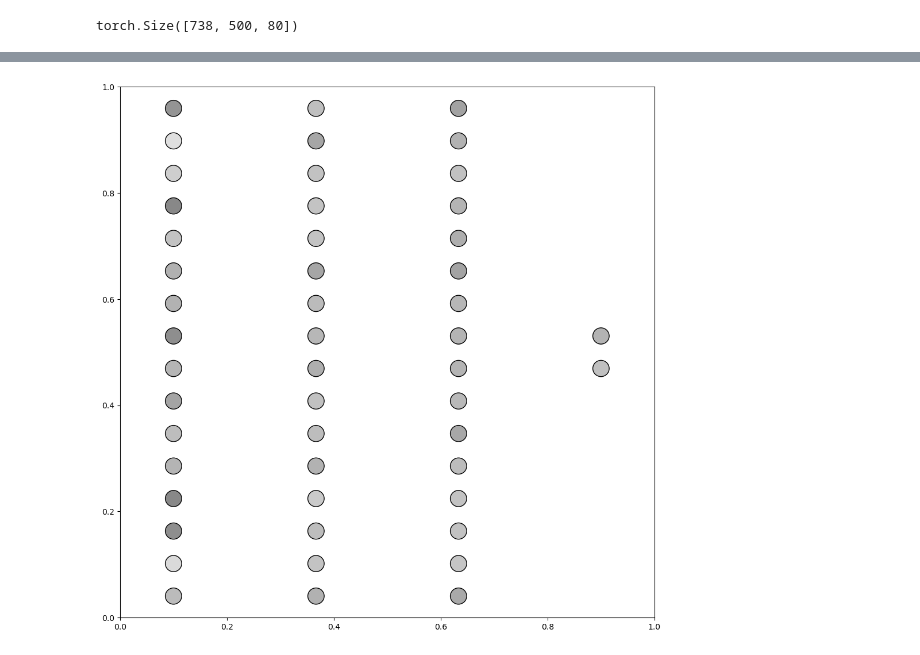
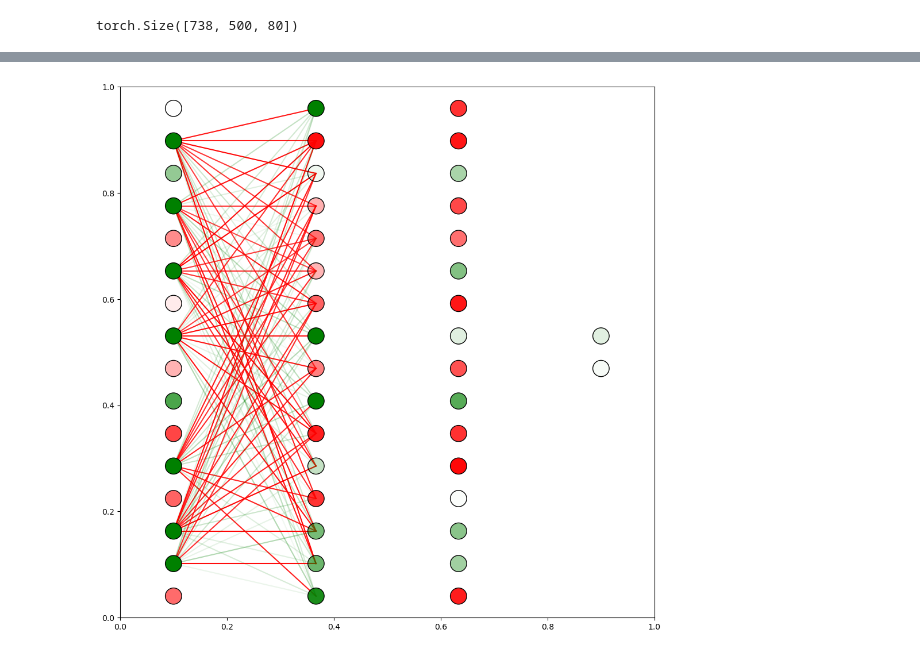
Before and after one commit to MighettoWasTaken/exploring_snn_architecture, a Jupyter notebook: animations.ipynb, the cells around one changed output, grey strips where cells are left out. Saved outputs shown, nothing was run; the diff lists cells and outputs as text; code cells hidden in the pictures.

Commit message:
more animation tinkering

```diff
--- a/animations.ipynb
+++ b/animations.ipynb
@@ -265,5 +279,5 @@ class Net_small(nn.Module):
 # %%
-def count_spike(spikes):
+def get_spike_count(spikes):
     output = []
     unpacked = []
     for item in spikes:
@@ -412,6 +426,7 @@ def eval_loop(data_eval, model):
     spike_counts = []
     spike_hist = []
     mem_hist = []
+    cur_hist = []
     net.eval()
     for item, targets in iter(data_eval):
         targets = targets[0:batch_size, 1:2]
@@ -419,8 +434,8 @@ def eval_loop(data_eval, model):
         targets = targets.type(torch.long)
 
         #Get predictions
-        spk_rec, mem_rec, full_mem_rec = model(item)
-        spike_counts = spike_counts + get_spike_count(spk_rec)
+        spk_rec, mem_rec, full_mem_rec, cur = model(item)
+        spike_counts = spike_counts + get_spike_count(spk_rec).tolist()
 
         #Convert to binary
         pred = torch.argmax(mem_rec.detach(), dim=1)
@@ -433,13 +448,14 @@ def eval_loop(data_eval, model):
         preds.extend(pred.tolist())
         spike_hist.append([item.clone().view(num_steps, item.size()[0], num_inputs)] + spk_rec)
         mem_hist.append(full_mem_rec)
+        cur_hist.append(cur)
 
     net.train()
-    return(spike_counts, preds, f1_score, accuracy, spike_hist, mem_hist)
+    return(spike_counts, preds, f1_score, accuracy, spike_hist, mem_hist, cur_hist)
 # %%
 eval_set = build_dataloader("Datasets/rat_pd_sim_data/VariedData")
 # %% [output]
 torch.Size([738, 500, 80])
 # %%
-spike_count, model_predictions, f1_score, accuracy, spike_history, mem_hist = eval_loop(eval_set, net)
+spike_count, model_predictions, f1_score, accuracy, spike_history, mem_hist, cur_hist = eval_loop(eval_set, net)
 # %%
@@ -485,8 +505,9 @@ torch.Size([500, 32, 2])
 # graph nn
 from matplotlib import animation
 import matplotlib
+import math
 #matplotlib.use('TkAgg')
-def draw_neural_net(ax, left, right, bottom, top, layer_sizes, spike_history, mem_hist):
+def draw_neural_net(ax, left, right, bottom, top, layer_sizes, spike_history, mem_hist, line_weights):
     '''
     Draw a neural network cartoon using matplotilb.
 
@@ -518,52 +539,79 @@ def draw_neural_net(ax, left, right, bottom, top, layer_sizes, spike_history, me
     for n, layer_size in enumerate(layer_sizes):
         layer_top = v_spacing*(layer_size - 1)/2. + (top + bottom)/2.
         for m in range(layer_size):
+            c_descriptor = mem_hist[n][m].item()
+            if c_descriptor < 0:
+                color_str = ('red', 1 + c_descriptor)
+            elif c_descriptor == 0:
+                color_str = None
+            else:
+                color_str = ('green', c_descriptor)
             circle = plt.Circle((n*h_spacing + left, layer_top - m*v_spacing), v_spacing/4.,
-                                color=str(mem_hist[n][m].item()), ec='k', zorder=4)
+                                color=color_str, ec='k', zorder=4)
             ax.add_artist(circle)
 
     # Edges
     for n, (layer_size_a, layer_size_b) in enumerate(zip(layer_sizes[:-1], layer_sizes[1:])):
         layer_top_a = v_spacing*(layer_size_a - 1)/2. + (top + bottom)/2.
         layer_top_b = v_spacing*(layer_size_b - 1)/2. + (top + bottom)/2.
         for m in range(layer_size_a):
             if(spike_history[n][m] == 1):
                 for o in range(layer_size_b):
+                    c_descriptor = line_weights[n+1][o][m].item()
+                    if c_descriptor < 0:
+                        color_str = ('red', 1 + c_descriptor)
+                    elif c_descriptor == 0:
+                        color_str = None
+                    else:
+                        color_str = ('green', c_descriptor)
                     line = plt.Line2D([n*h_spacing + left, (n + 1)*h_spacing + left],
-                                    [layer_top_a - m*v_spacing, layer_top_b - o*v_spacing], c='k')
+                                    [layer_top_a - m*v_spacing, layer_top_b - o*v_spacing], c=color_str)
                     ax.add_artist(line)
 
 
 
 fig, ax = plt.subplots(figsize=(12, 12))
 #plt.title("snn animation")
-def draw_frame(ax, spike_history, mem_hist, i, batch_elem=0):
+def draw_frame(ax, spike_history, mem_hist, weight_hist, i, batch_elem=0):
     frame = []
-    for layer in spike_history:
-        frame.append(layer[i][batch_elem])
+    active_layer = (i % 4) + 1
+    i = math.floor(i / 4)
+    for n, layer in enumerate(spike_history):
+        if n == active_layer:
+            frame.append(layer[i][batch_elem])
+        else:
+            frame.append(torch.zeros(layer[i][batch_elem].size()[0]))
 
     membrain_frame = []
-    for layer in mem_hist:
-        val = (layer[i][batch_elem] + 1) / 3.5
-        val = torch.clamp(val, min=0, max=1)
-        val = 1 - val
+    for n, layer in enumerate(mem_hist):
+        if n > active_layer and i > 0:
+            val = layer[i - 1][batch_elem]
+        else:
+            val = layer[i][batch_elem]
+        val = torch.clamp(val, min=-1, max=1)
         membrain_frame.append(val)
+
+    weight_frame = []
+    for layer in weight_hist:
+        val = layer[i][batch_elem]
+        val = torch.clamp(val, min=-1, max=1)
+        weight_frame.append(val)
 
     #print(len(frame[1:]))
     #print(frame[1].size())
     frame = frame[1:]
-    draw_neural_net(ax, .1, .9, .01, .99, [num_hidden, num_hidden, num_hidden, num_outputs], spike_history=frame, mem_hist=membrain_frame)
+    draw_neural_net(ax, .1, .9, .01, .99, [num_hidden, num_hidden, num_hidden, num_outputs], spike_history=frame, mem_hist=membrain_frame, line_weights=weight_frame)
     #print(frame)
 
 
 def animate(i):
-    draw_frame(ax, hist_to_animate, mem_hist_to_animate, i, batch_elem=0)
+    draw_frame(ax, hist_to_animate, mem_hist_to_animate, cur_hist_to_animate, i, batch_elem=0)
 
-anim = animation.FuncAnimation(fig, func=animate, frames=range(num_steps))
-anim.save("animation_mem.gif", writer="pillow", fps=2)
+anim = animation.FuncAnimation(fig, func=animate, frames=range(num_steps * 4))
+anim.save("animation_connection_strength.gif", writer="pillow", fps=2)
 #animate(0)
 # %% [output]
-[figure, old version]
+[figure, new version]
 # %%
 fig, ax = plt.subplots(figsize=(8, 6))
 print(spike_count)
```
Also changed, not shown: parts of 10 cells of this notebook, 2 other files.
